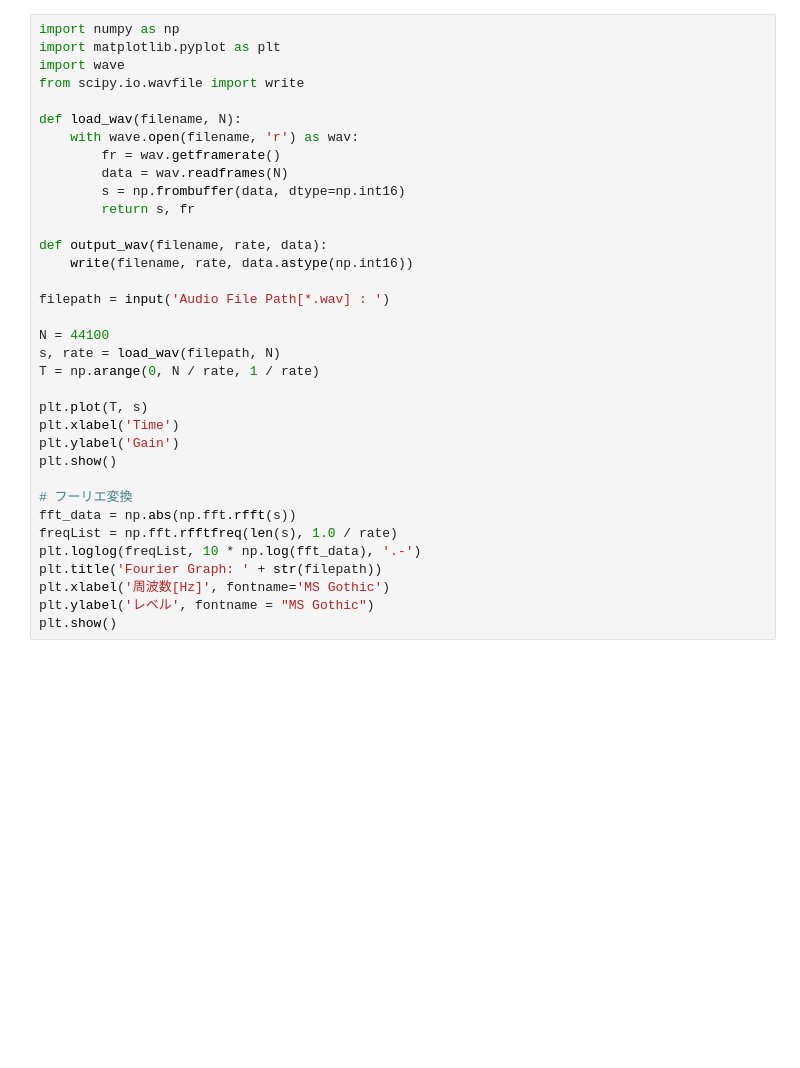
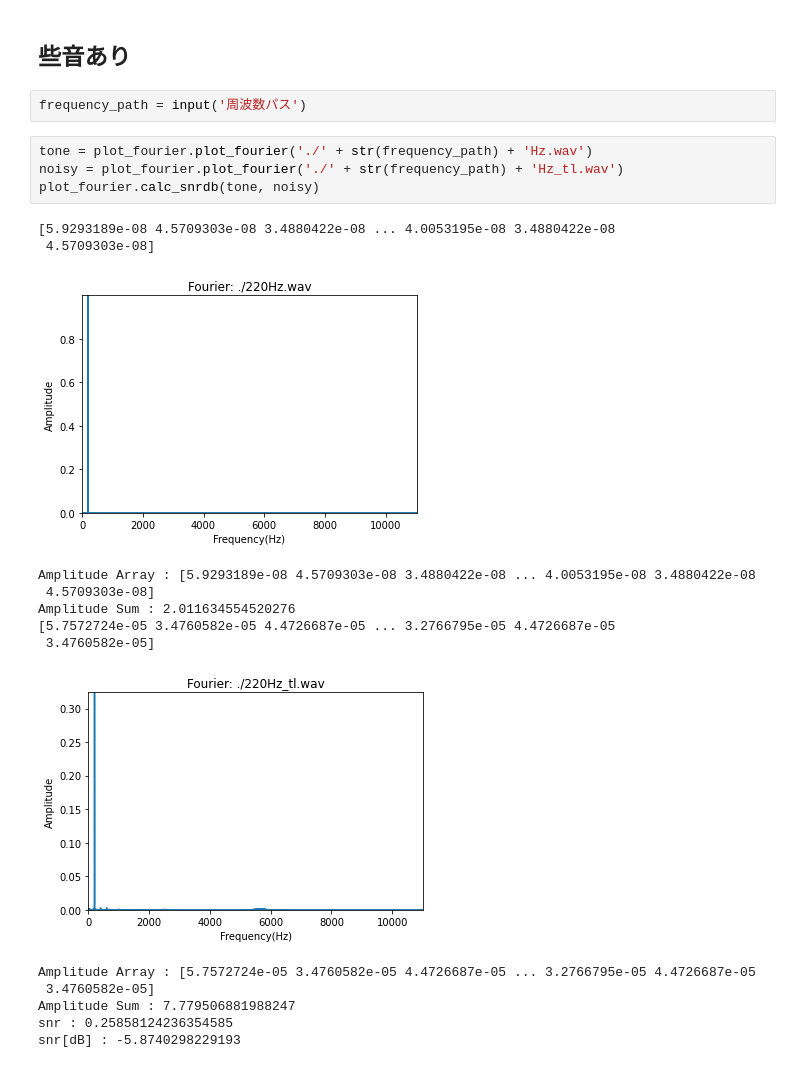
Before and after one commit to Sasakura-ayato/FourierConverter, a Jupyter notebook: main.ipynb, the cells around one changed output. Drawn from its saved outputs; the diff is of its cells as text; blank space fills up the shorter version.

```diff
--- a/main.ipynb
+++ b/main.ipynb
@@ -35,35 +20,23 @@ create(amplitude, sampling_freq, basic_freq, time)
-# %%
-import numpy as np
-import matplotlib.pyplot as plt
-import wave
-from scipy.io.wavfile import write
-
-def load_wav(filename, N):
-    with wave.open(filename, 'r') as wav:
-        fr = wav.getframerate()
-        data = wav.readframes(N)
-        s = np.frombuffer(data, dtype=np.int16)
-        return s, fr
-
-def output_wav(filename, rate, data):
-    write(filename, rate, data.astype(np.int16))
-
-filepath = input('Audio File Path[*.wav] : ')
-
-N = 44100
-s, rate = load_wav(filepath, N)
-T = np.arange(0, N / rate, 1 / rate)
-
-plt.plot(T, s)
-plt.xlabel('Time')
-plt.ylabel('Gain')
-plt.show()
-
-# フーリエ変換
-fft_data = np.abs(np.fft.rfft(s))
-freqList = np.fft.rfftfreq(len(s), 1.0 / rate)
-plt.loglog(freqList, 10 * np.log(fft_data), '.-')
-plt.title('Fourier Graph: ' + str(filepath))
-plt.xlabel('周波数[Hz]', fontname='MS Gothic')
-plt.ylabel('レベル', fontname = "MS Gothic")
-plt.show()
+# %% [markdown]
+## 些音あり
+# %%
+frequency_path = input('周波数パス')
+# %%
+tone = plot_fourier.plot_fourier('./' + str(frequency_path) + 'Hz.wav')
+noisy = plot_fourier.plot_fourier('./' + str(frequency_path) + 'Hz_tl.wav')
+plot_fourier.calc_snrdb(tone, noisy)
+# %% [output]
+[5.9293189e-08 4.5709303e-08 3.4880422e-08 ... 4.0053195e-08 3.4880422e-08
+ 4.5709303e-08]
+[figure, added]
+Amplitude Array : [5.9293189e-08 4.5709303e-08 3.4880422e-08 ... 4.0053195e-08 3.4880422e-08
+ 4.5709303e-08]
+Amplitude Sum : 2.011634554520276
+[5.7572724e-05 3.4760582e-05 4.4726687e-05 ... 3.2766795e-05 4.4726687e-05
+ 3.4760582e-05]
+[figure, added]
+Amplitude Array : [5.7572724e-05 3.4760582e-05 4.4726687e-05 ... 3.2766795e-05 4.4726687e-05
+ 3.4760582e-05]
+Amplitude Sum : 7.779506881988247
+snr : 0.25858124236354585
+snr[dB] : -5.8740298229193
```
Also changed, not shown: parts of 9 cells of this notebook, 5 other files.
